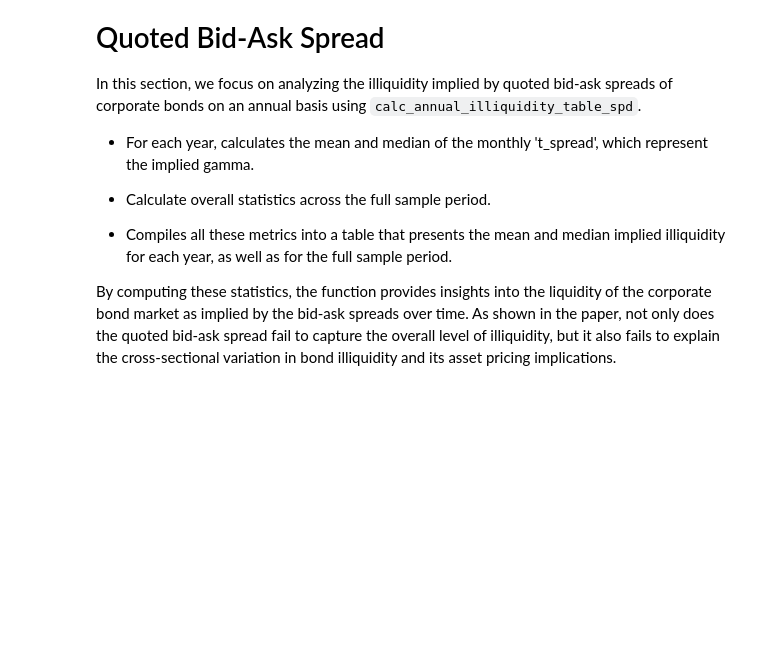
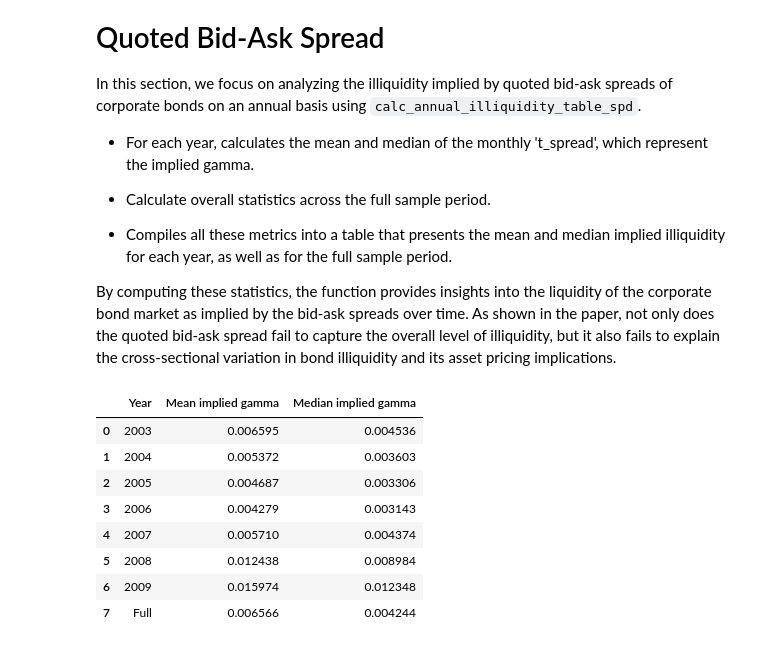
Before and after one commit to zhangruoxikathy/corporate_bond_liquidity_research, a Jupyter notebook: src/illiquidity calculation.ipynb, the cells around one changed output. Cells and saved outputs as stored; diff of their text form; code cells hidden in the pictures; blank space fills up the shorter version.

```diff
--- a/src/illiquidity calculation.ipynb
+++ b/src/illiquidity calculation.ipynb
@@ -265,6 +317,16 @@ def calc_annual_illiquidity_table_spd(df):
 
     return table2_spd
 # %%
-table2_final_spd = calc_annual_illiquidity_table_spd(df)
+table2_spd = calc_annual_illiquidity_table_spd(df)
 # by multiplying these values by 5, we get approximately the same result as the one in the paper
-table2_final_spd
+table2_spd
+# %% [output]
+|  | Year | Mean implied gamma | Median implied gamma |
+| 0 | 2003 | 0.006595 | 0.004536 |
+| 1 | 2004 | 0.005372 | 0.003603 |
+| 2 | 2005 | 0.004687 | 0.003306 |
+| 3 | 2006 | 0.004279 | 0.003143 |
+| 4 | 2007 | 0.005710 | 0.004374 |
+| 5 | 2008 | 0.012438 | 0.008984 |
+| 6 | 2009 | 0.015974 | 0.012348 |
+| 7 | Full | 0.006566 | 0.004244 |
```
Also changed, not shown: parts of 5 cells of this notebook, 3 other files.
